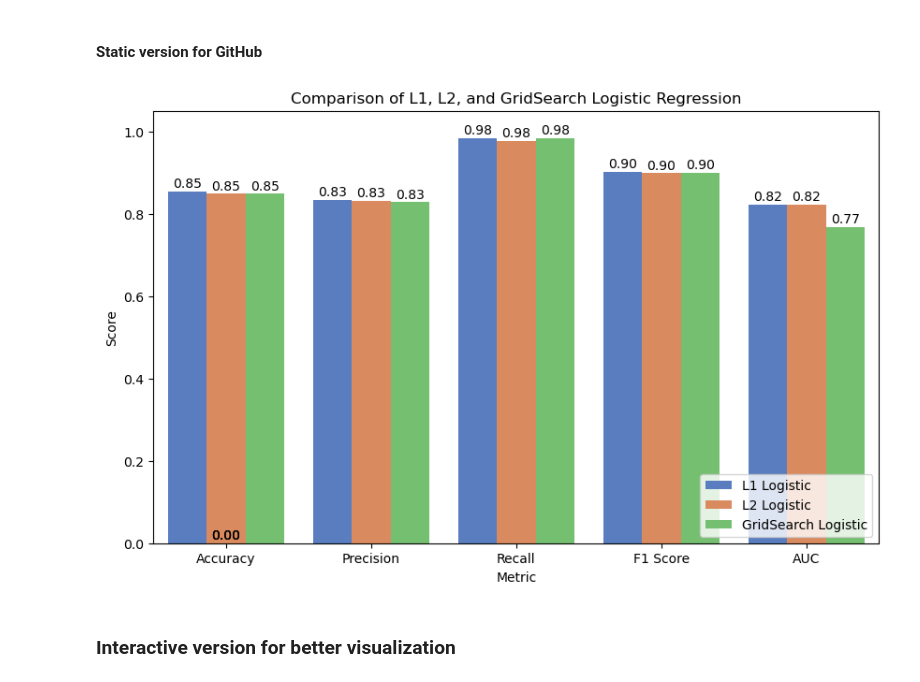
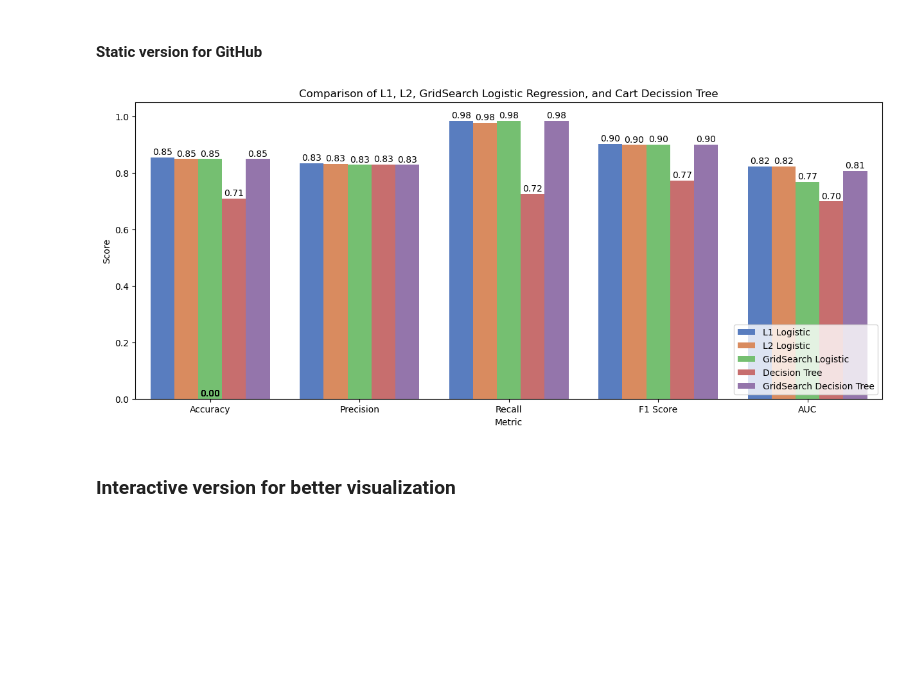
Before and after one commit to YoussifAhmed66/Loan-Approval-Prediction, a Jupyter notebook: Script.ipynb, the cells around one changed output. Cells and saved outputs as stored; diff of their text form; code cells hidden in the pictures; blank space fills up the shorter version.

Commit message:
Added Cart Decision Tree

```diff
--- a/Script.ipynb
+++ b/Script.ipynb
@@ -442,0 +480,5 @@ plt.show()
+# %%
+from sklearn.tree import DecisionTreeClassifier
+
+model_dt = DecisionTreeClassifier(random_state=42)
+model_dt.fit(x_train, y_train)
@@ -442,0 +534,4 @@ plt.show()
+# %%
+best_dt_grid = grid_search.best_estimator_
+
+accuracy(best_dt_grid, x_train, y_train, x_test, y_test)
@@ -443,2 +570,8 @@ plt.show()
+# %%
+y_pred_dt = model_dt.predict(x_test)
+y_prob_dt = model_dt.predict_proba(x_test)[:,1]
+
+y_pred_dt_grid = best_dt_grid.predict(x_test)
+y_prob_dt_grid = best_dt_grid.predict_proba(x_test)[:,1]
 # %% [markdown]
 # Comparing Models
@@ -445,51 +626,19 @@ plt.show()
 # %% [markdown]
 #### Static version for GitHub
 # %%
-# Saving the results in a dataframe to plot it
-results = [
-    {
-        "Model": "L1 Logistic",
-        "Accuracy": accuracy_score(y_test, y_pred_l1),
-        "Precision": precision_score(y_test, y_pred_l1),
-        "Recall": recall_score(y_test, y_pred_l1),
-        "F1 Score": f1_score(y_test, y_pred_l1),
-        "AUC": roc_auc_score(y_test, y_prob_l1)
-    },
-    {
-        "Model": "L2 Logistic",
-        "Accuracy": accuracy_score(y_test, y_pred_l2),
-        "Precision": precision_score(y_test, y_pred_l2),
-        "Recall": recall_score(y_test, y_pred_l2),
-        "F1 Score": f1_score(y_test, y_pred_l2),
-        "AUC": roc_auc_score(y_test, y_prob_l2)
-    },
-    {
-        "Model": "GridSearch Logistic",
-        "Accuracy": accuracy_score(y_test, y_pred_grid),
-        "Precision": precision_score(y_test, y_pred_grid),
-        "Recall": recall_score(y_test, y_pred_grid),
-        "F1 Score": f1_score(y_test, y_pred_grid),
-        "AUC": roc_auc_score(y_test, y_pred_grid)
-    }
-]
-
-df_results = pd.DataFrame(results)
-
-df_melted = df_results.melt(id_vars="Model", var_name="Metric", value_name="Score")
-
-plt.figure(figsize=(10,6))
+plt.figure(figsize=(15,6))
 ax = sns.barplot(data=df_melted, x="Metric", y="Score", hue="Model", palette="muted")
 
 for p in ax.patches:
     height = p.get_height()
     ax.text(x=p.get_x() + p.get_width()/2, y=height + 0.01, s=f'{height:.2f}', ha='center')
 
-plt.title("Comparison of L1, L2, and GridSearch Logistic Regression")
+plt.title("Comparison of L1, L2, GridSearch Logistic Regression, and Cart Decission Tree")
 plt.ylim(0,1.05)
 plt.legend(loc='lower right')
 plt.show()
 # %% [output]
-[figure, old version]
+[figure, new version]
 # %% [markdown]
 ### Interactive version for better visualization
 # %%
```
Also changed, not shown: parts of 22 cells of this notebook, 1 other file.
